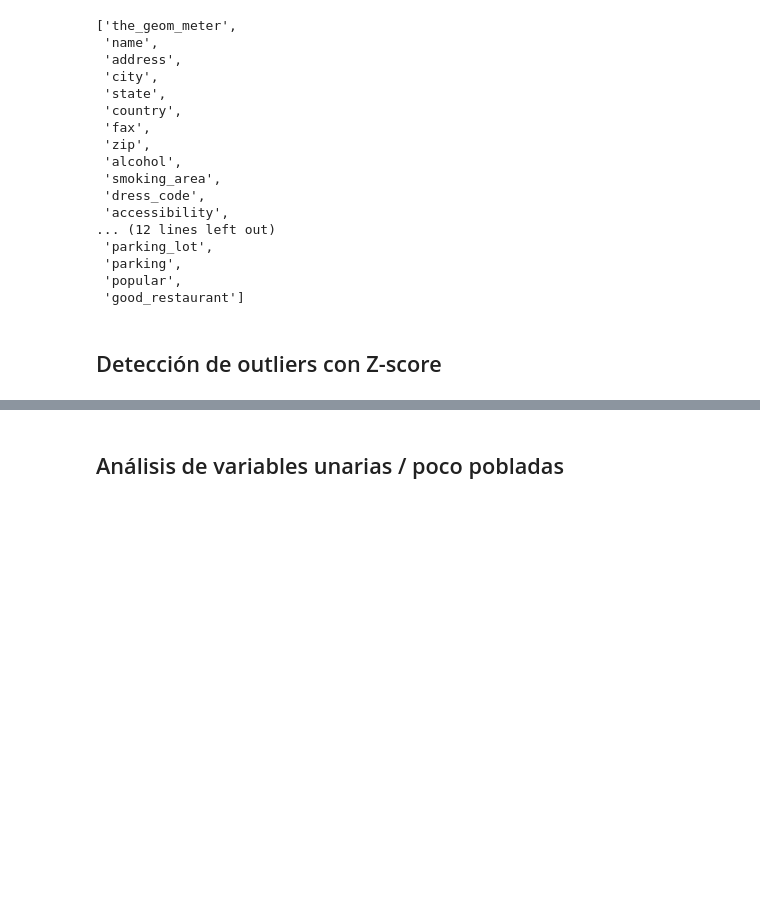
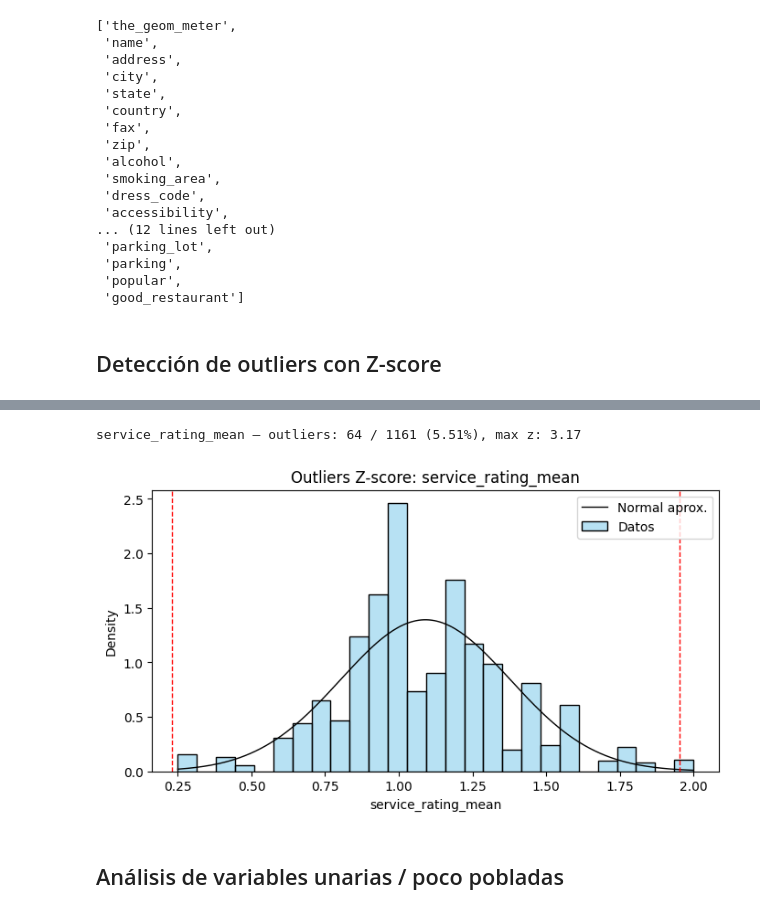
Before and after one commit to daff-250900/diplomado-ciencia-de-datos, a Jupyter notebook: exam.ipynb, the cells around one changed output, grey strips where cells are left out. Saved outputs shown, nothing was run; the diff lists cells and outputs as text; code cells hidden in the pictures; blank space fills up the shorter version.

```diff
--- a/exam.ipynb
+++ b/exam.ipynb
@@ -363,3 +255,8 @@ ratings_count — outliers: 0 / 1141 (0.00%), max z: 2.76
+# %%
+outliers_zscore(rest_rating, 'service_rating_mean', threshold=3)
+# %% [output]
+service_rating_mean — outliers: 64 / 1161 (5.51%), max z: 3.17
+[figure, added]
 # %% [markdown]
 ## Análisis de variables unarias / poco pobladas
 # %%
```
Also changed, not shown: parts of 49 cells of this notebook.
